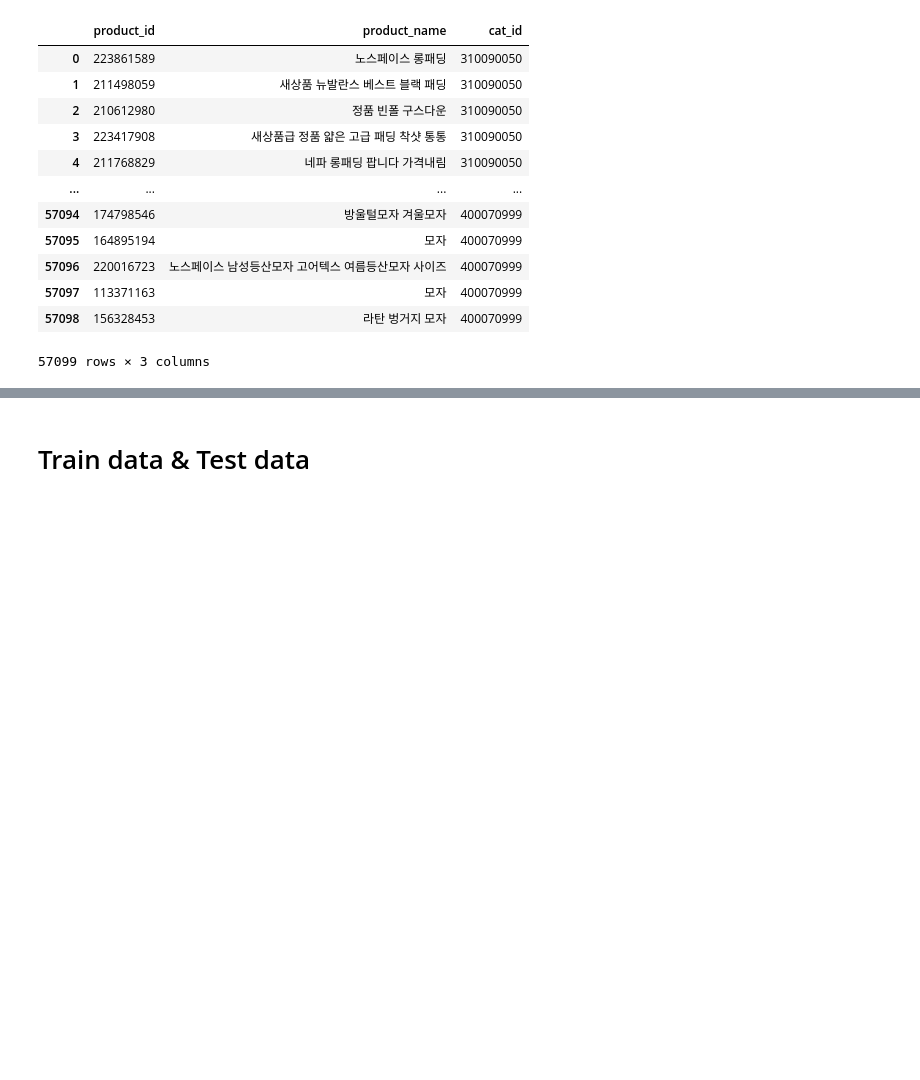
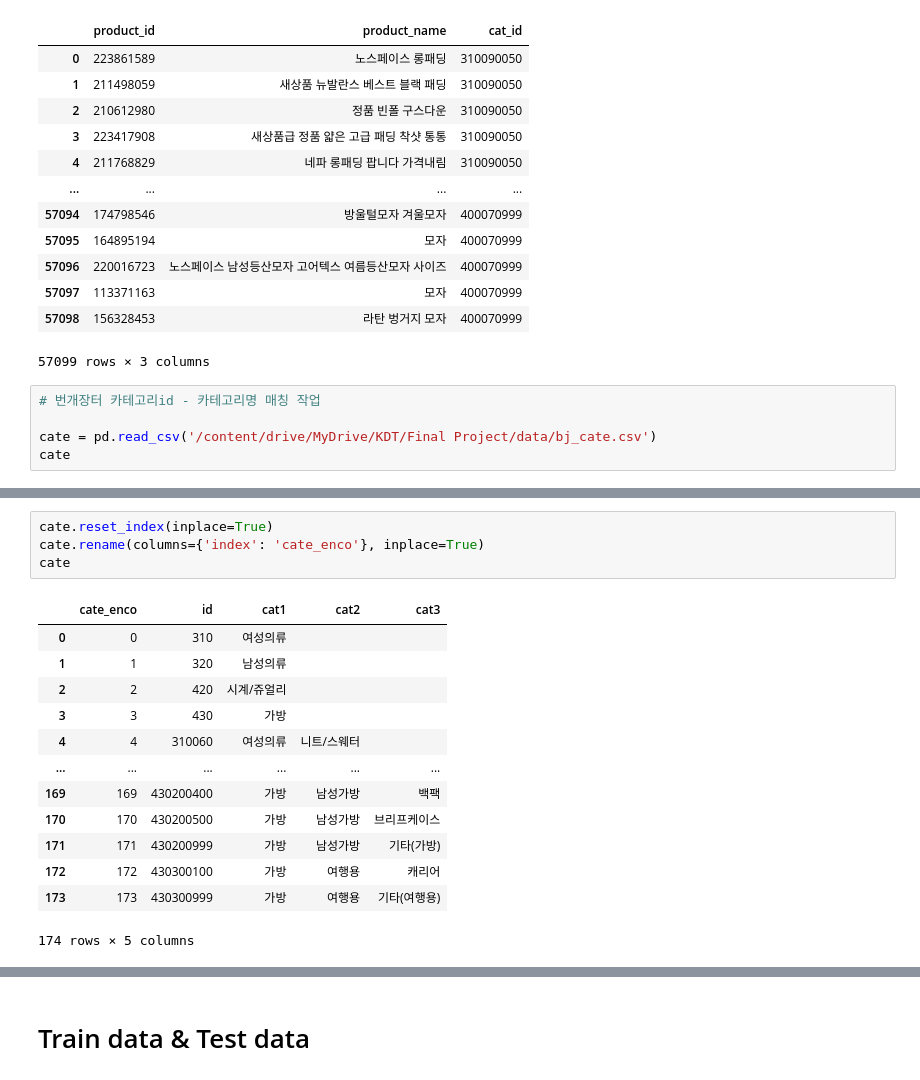
Before and after one commit to LimHeena/TIL, a Jupyter notebook: Practice/kobert_trans하고있음.ipynb, the cells around one changed output, grey strips where cells are left out. Drawn from its saved outputs; the diff is of its cells as text; blank space fills up the shorter version.

```diff
--- a/Practice/kobert_trans하고있음.ipynb
+++ b/Practice/kobert_trans하고있음.ipynb
@@ -190,3 +59,8 @@ data
 | 57097 | 113371163 | 모자 | 400070999 |
 | 57098 | 156328453 | 라탄 벙거지 모자 | 400070999 |
 57099 rows × 3 columns
+# %%
+# 번개장터 카테고리id - 카테고리명 매칭 작업
+
+cate = pd.read_csv('/content/drive/MyDrive/KDT/Final Project/data/bj_cate.csv')
+cate
@@ -192,0 +81,18 @@ data
+# %%
+cate.reset_index(inplace=True)
+cate.rename(columns={'index': 'cate_enco'}, inplace=True)
+cate
+# %% [output]
+|  | cate_enco | id | cat1 | cat2 | cat3 |
+| 0 | 0 | 310 | 여성의류 |  |  |
+| 1 | 1 | 320 | 남성의류 |  |  |
+| 2 | 2 | 420 | 시계/쥬얼리 |  |  |
+| 3 | 3 | 430 | 가방 |  |  |
+| 4 | 4 | 310060 | 여성의류 | 니트/스웨터 |  |
+| ... | ... | ... | ... | ... | ... |
+| 169 | 169 | 430200400 | 가방 | 남성가방 | 백팩 |
+| 170 | 170 | 430200500 | 가방 | 남성가방 | 브리프케이스 |
+| 171 | 171 | 430200999 | 가방 | 남성가방 | 기타(가방) |
+| 172 | 172 | 430300100 | 가방 | 여행용 | 캐리어 |
+| 173 | 173 | 430300999 | 가방 | 여행용 | 기타(여행용) |
+174 rows × 5 columns
```
Also changed, not shown: parts of 57 cells of this notebook.
